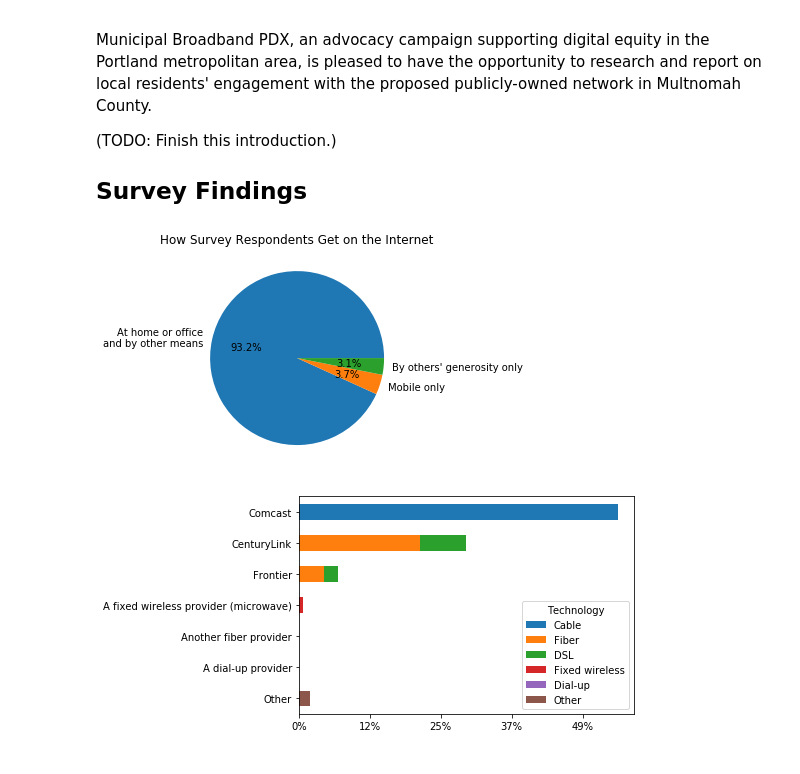
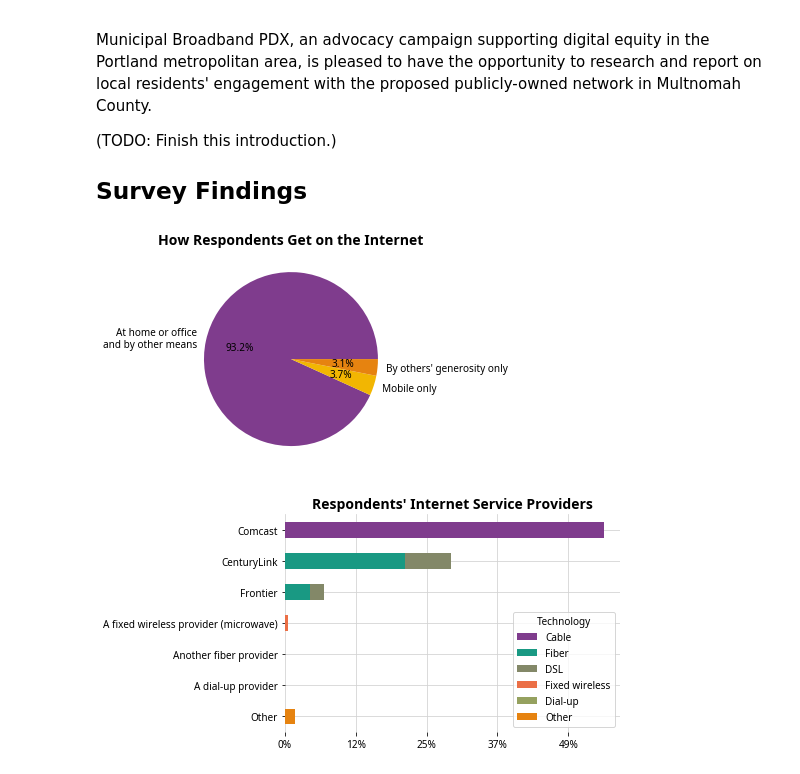
Before and after one commit to municipalbroadband/reports, a Jupyter notebook: mbpdx/2020-02-community-engagement/report.ipynb, the cells around one changed output. Saved outputs shown, nothing was run; the diff lists cells and outputs as text; code cells hidden in the pictures.

Commit message:
Clean up labels and colors

```diff
--- a/mbpdx/2020-02-community-engagement/report.ipynb
+++ b/mbpdx/2020-02-community-engagement/report.ipynb
@@ -12,3 +1,30 @@ df = combined()
+# %%
+%%capture
+
+from cycler import cycler
+import matplotlib.ticker as mtick
+import matplotlib.pyplot as plt
+from palettable.cartocolors.sequential import agSunset_7_r
+from palettable.cartocolors.qualitative import Bold_7
+import pandas
+import scipy.stats
+import textwrap
+
+from data.process import combined, map_filter_na_inplace
+
+CMAP_SEQUENTIAL = agSunset_7_r.mpl_colormap
+CMAP_QUALITATIVE = Bold_7.mpl_colormap
+
+plt.rcParams['font.family'] = 'sans-serif'
+plt.rcParams['font.sans-serif'] = 'Noto Sans'
+plt.rcParams['axes.edgecolor'] = 'none'
+plt.rcParams['axes.grid'] = True
+plt.rcParams['axes.axisbelow'] = True
+plt.rcParams['axes.titleweight'] = 'bold'
+plt.rcParams['axes.titlesize'] = 14
+plt.rcParams['grid.color'] = 'lightgrey'
+
+df = combined()
 # %% [markdown]
 # Report on Community Engagement
 
@@ -18,30 +34,35 @@ Municipal Broadband PDX, an advocacy campaign supporting digital equity in the P
 
 ## Survey Findings
 # %%
-import textwrap
-
 df.filter(['has_internet_premise', 'has_internet_mobile_only', 'has_internet_ext_only']).agg('sum').rename({
     'has_internet_premise': textwrap.fill('At home or office and by other means', 20),
     'has_internet_mobile_only': 'Mobile only',
     'has_internet_ext_only': "By others' generosity only",
-}).plot(kind='pie', autopct='%.1f%%', title='How Survey Respondents Get on the Internet')
+}).plot(
+    kind='pie',
+    autopct='%.1f%%',
+    title='How Respondents Get on the Internet',
+    cmap=CMAP_QUALITATIVE,
+)
 plt.ylabel(None)
 
 plt.show()
 # %% [output]
-[figure, old version]
+[figure, new version]
 # %%
 techs_by_provider = df.pivot_table(index='isp', columns='isp_tech', aggfunc='size')
 
-ax = techs_by_provider.plot(kind='barh', stacked=True)
+ax = techs_by_provider.plot(kind='barh', stacked=True, cmap=CMAP_QUALITATIVE)
 ax.xaxis.set_major_formatter(mtick.PercentFormatter(decimals=0, xmax=df.has_internet_premise.count()))
 ax.legend(fancybox=True, title='Technology')
 ax.set_ylabel(None)
 ax.invert_yaxis()
 
+plt.title("Respondents' Internet Service Providers")
+
 plt.show()
 # %% [output]
-[figure, old version]
+[figure, new version]
 # %%
 for col, label in {'internet_price': 'Internet', 'mobile_price': 'Mobile'}.items():
     plt.title('Price of {0} Plans'.format(label))
```
Also changed, not shown: parts of 6 cells of this notebook, 2 other files.
